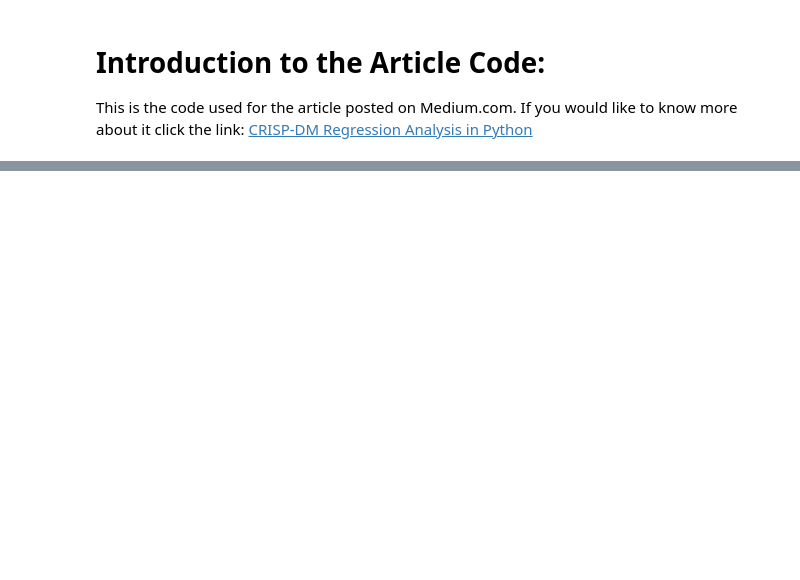
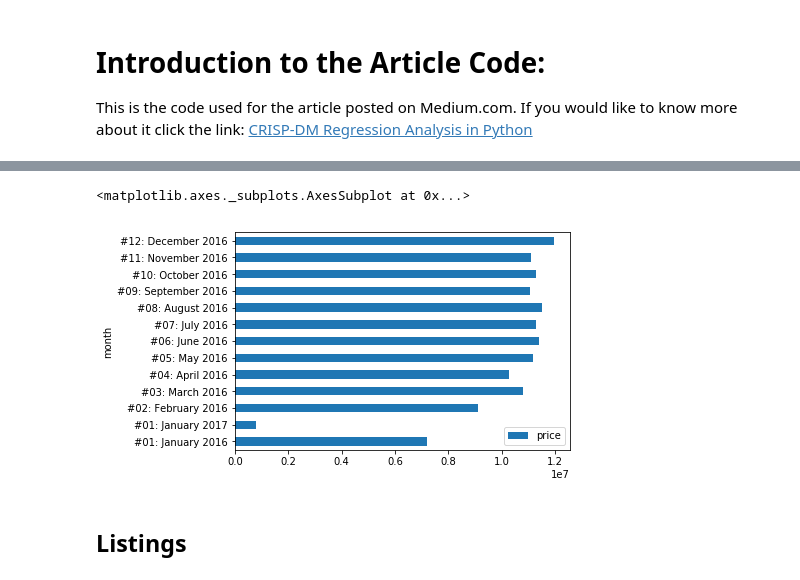
Before and after one commit to samlexrod/airbnb_ml, a Jupyter notebook: AIRBNB_Seattle.ipynb, the cells around one changed output, grey strips where cells are left out. Saved outputs shown, nothing was run; the diff lists cells and outputs as text; code cells hidden in the pictures; blank space fills up the shorter version.

```diff
--- a/AIRBNB_Seattle.ipynb
+++ b/AIRBNB_Seattle.ipynb
@@ -79,0 +123,5 @@ sns.boxplot(x='price', y='month', data=df_calendar_clean);
+# %%
+df_calendar.groupby('month').agg({'price':'sum'}).plot.barh()
+# %% [output]
+<matplotlib.axes._subplots.AxesSubplot at 0x...>
+[figure, added]
@@ -79,0 +141,2 @@ sns.boxplot(x='price', y='month', data=df_calendar_clean);
+# %% [markdown]
+## Listings
```
Also changed, not shown: parts of 56 cells of this notebook, 8 other files.
